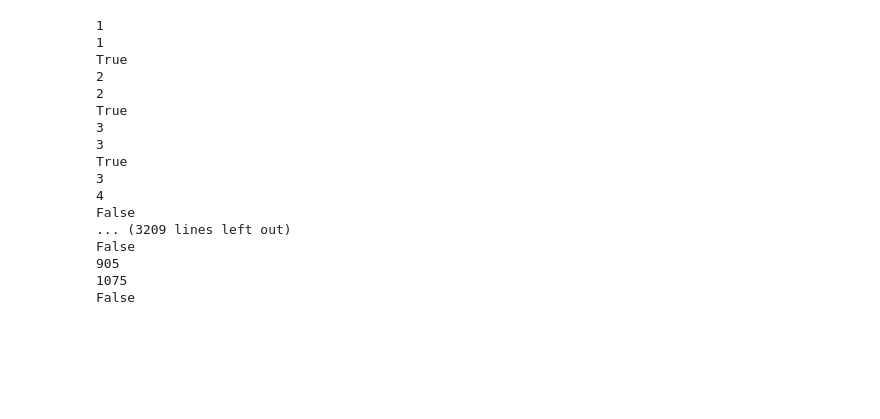
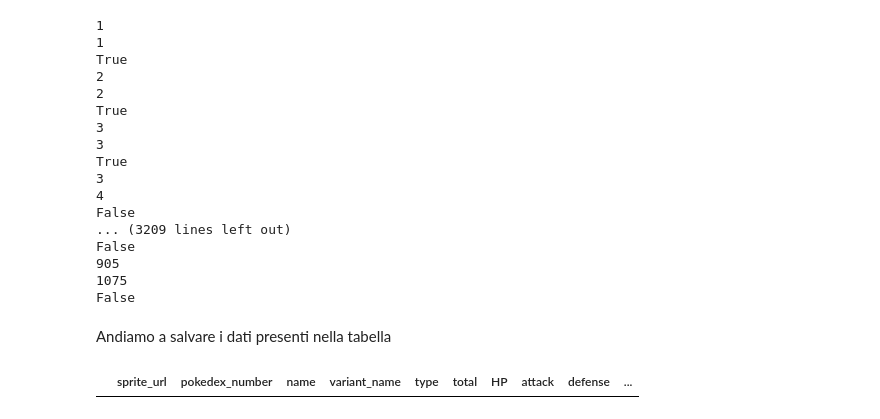
Before and after one commit to giocoal/competitive-pokemon-graph-database, a Jupyter notebook: Scraping.ipynb, the cells around one changed output. Cells and saved outputs as stored; diff of their text form; code cells hidden in the pictures; blank space fills up the shorter version.

```diff
--- a/Scraping.ipynb
+++ b/Scraping.ipynb
@@ -92,3 +139,24 @@ False
 905
 1075
 False
+# %% [markdown]
+Andiamo a salvare i dati presenti nella tabella
+# %%
+pokedex_columns = ["sprite_url",
+           "pokedex_number",
+           "name",
+           "variant_name",
+           "type",
+           "total",
+           "HP",
+           "attack",
+           "defense",
+           "sp. Atk",
+           "Sp. Def",
+           "Speed"]
+# %%
+pokedex = pd.DataFrame(columns=pokedex_columns)
+# %%
+pokedex
+# %% [output]
+|  | sprite_url | pokedex_number | name | variant_name | type | total | HP | attack | defense | ... |
```
Also changed, not shown: parts of 13 cells of this notebook.
